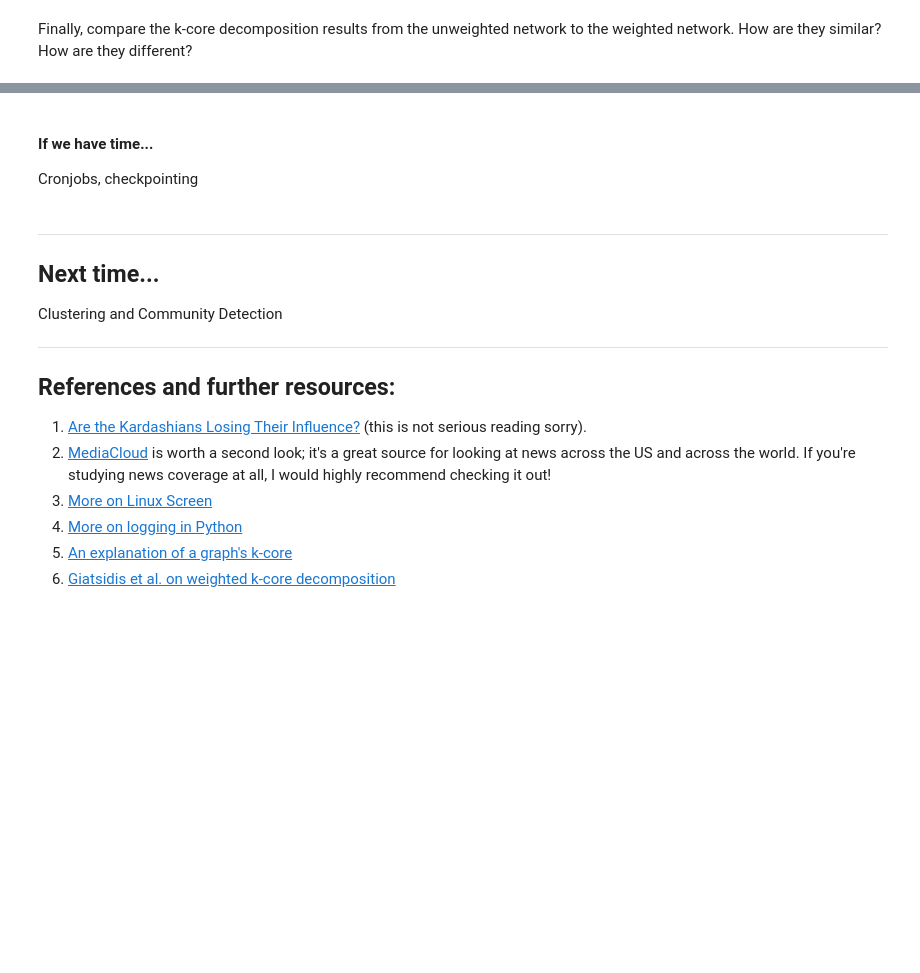
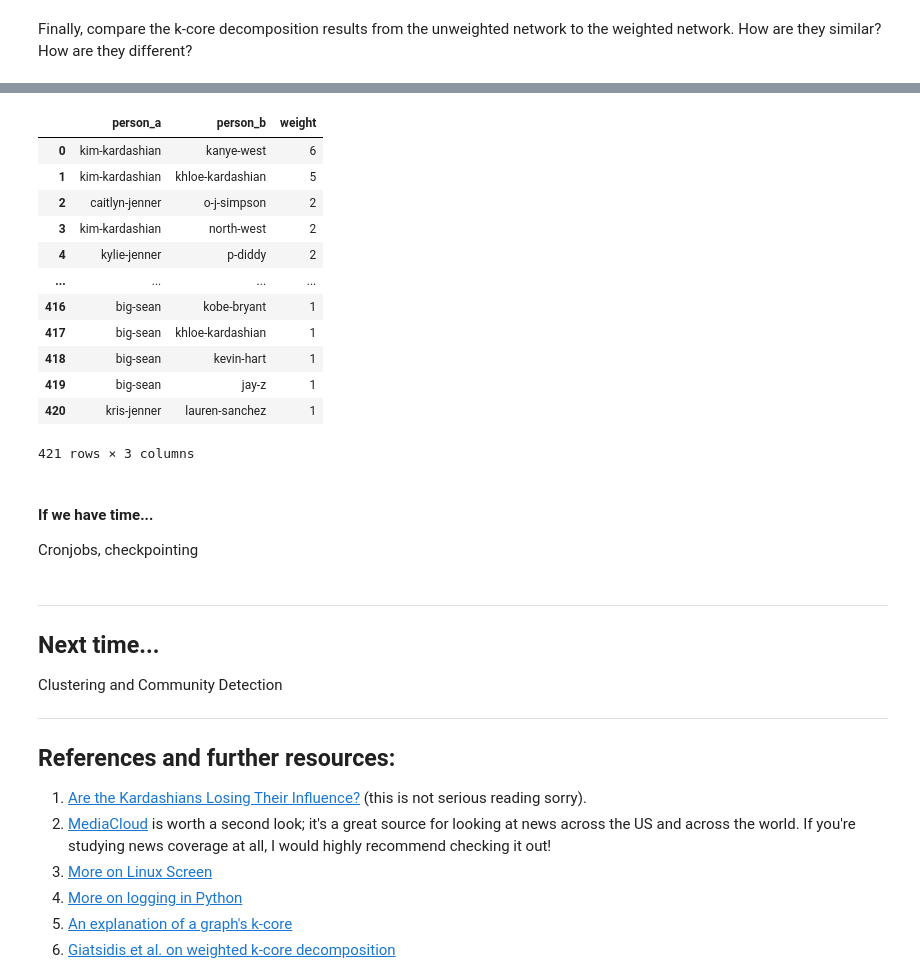
Before and after one commit to 14arjunk/CNET5051, a Jupyter notebook: class_06_scraping2_my_work.ipynb, the cells around one changed output, grey strips where cells are left out. Drawn from its saved outputs; the diff is of its cells as text; code cells hidden in the pictures; blank space fills up the shorter version.

```diff
--- a/class_06_scraping2_my_work.ipynb
+++ b/class_06_scraping2_my_work.ipynb
@@ -436,5 +528,25 @@ Finally, compare the k-core decomposition results from the unweighted network to
 # %%
 ##
+edge_weights = pd.DataFrame(
+    [(a, b, d['weight']) for a, b, d in unweighted_g.edges(data=True)],
+    columns=['person_a', 'person_b', 'weight']
+).sort_values('weight', ascending=False).reset_index(drop=True)
+
+edge_weights
+# %% [output]
+|  | person_a | person_b | weight |
+| 0 | kim-kardashian | kanye-west | 6 |
+| 1 | kim-kardashian | khloe-kardashian | 5 |
+| 2 | caitlyn-jenner | o-j-simpson | 2 |
+| 3 | kim-kardashian | north-west | 2 |
+| 4 | kylie-jenner | p-diddy | 2 |
+| ... | ... | ... | ... |
+| 416 | big-sean | kobe-bryant | 1 |
+| 417 | big-sean | khloe-kardashian | 1 |
+| 418 | big-sean | kevin-hart | 1 |
+| 419 | big-sean | jay-z | 1 |
+| 420 | kris-jenner | lauren-sanchez | 1 |
+421 rows × 3 columns
 # %% [markdown]
 #### If we have time...
 
```
Also changed, not shown: parts of 13 cells of this notebook, 4 other files.
